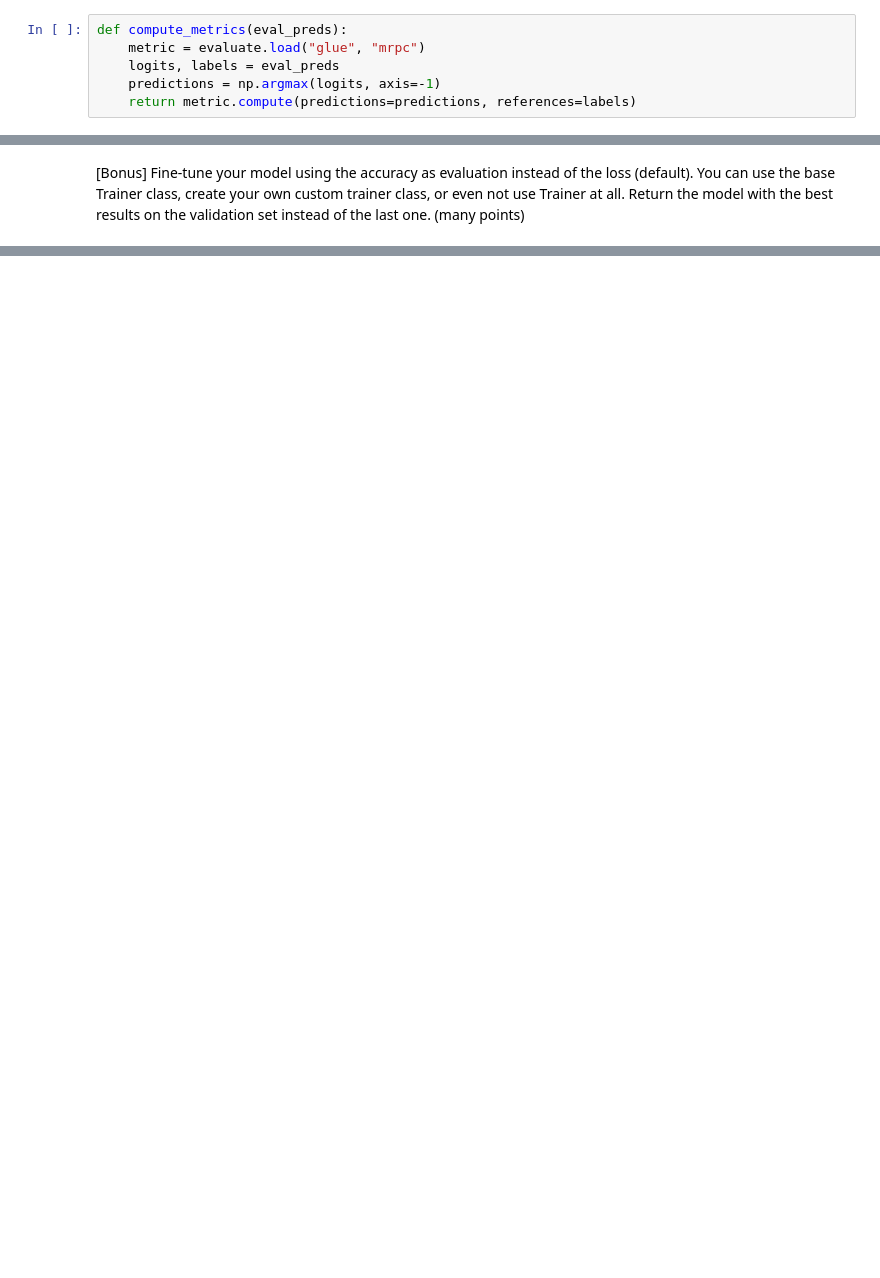
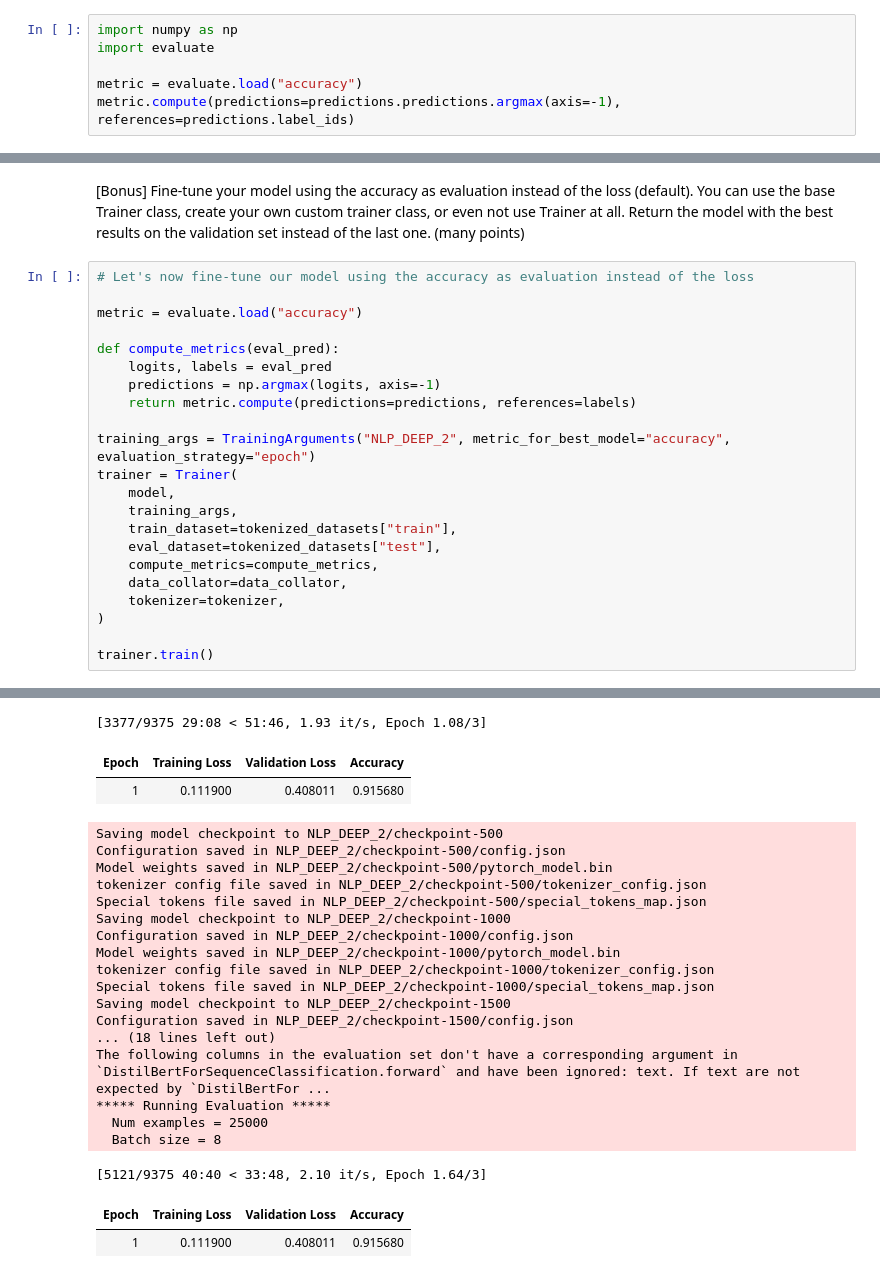
Before and after one commit to SCIA-Premium/Deep-Learning-for-Language, a Jupyter notebook: 2_HuggingFace/Hugging_face.ipynb, the cells around one changed output, grey strips where cells are left out. Saved outputs shown, nothing was run; the diff lists cells and outputs as text; blank space fills up the shorter version.

Commit message:
[Add] 2/ Nice metrics and bonus training

```diff
--- a/2_HuggingFace/Hugging_face.ipynb
+++ b/2_HuggingFace/Hugging_face.ipynb
@@ -261,6 +271,6 @@ Accuracy: 0.928
-# %%
-def compute_metrics(eval_preds):
-    metric = evaluate.load("glue", "mrpc")
-    logits, labels = eval_preds
-    predictions = np.argmax(logits, axis=-1)
-    return metric.compute(predictions=predictions, references=labels)
+# %%
+import numpy as np
+import evaluate
+
+metric = evaluate.load("accuracy")
+metric.compute(predictions=predictions.predictions.argmax(axis=-1), references=predictions.label_ids)
@@ -319,2 +316,25 @@ Third, the fine-tuned Hugging-face model is less flexible. The naive Bayes model
 # %% [markdown]
 [Bonus] Fine-tune your model using the accuracy as evaluation instead of the loss (default). You can use the base Trainer class, create your own custom trainer class, or even not use Trainer at all. Return the model with the best results on the validation set instead of the last one. (many points)
+# %%
+# Let's now fine-tune our model using the accuracy as evaluation instead of the loss
+
+metric = evaluate.load("accuracy")
+
+def compute_metrics(eval_pred):
+    logits, labels = eval_pred
+    predictions = np.argmax(logits, axis=-1)
+    return metric.compute(predictions=predictions, references=labels)
+
+training_args = TrainingArguments("NLP_DEEP_2", metric_for_best_model="accuracy", evaluation_strategy="epoch")
+trainer = Trainer(
+    model,
+    training_args,
+    train_dataset=tokenized_datasets["train"],
+    eval_dataset=tokenized_datasets["test"],
+    compute_metrics=compute_metrics,
+    data_collator=data_collator,
+    tokenizer=tokenizer,
+)
+
+trainer.train()
+# %% [output]
@@ -320,0 +352,23 @@ Third, the fine-tuned Hugging-face model is less flexible. The naive Bayes model
+[3377/9375 29:08 < 51:46, 1.93 it/s, Epoch 1.08/3]
+| Epoch | Training Loss | Validation Loss | Accuracy |
+| 1 | 0.111900 | 0.408011 | 0.915680 |
+Saving model checkpoint to NLP_DEEP_2/checkpoint-500
+Configuration saved in NLP_DEEP_2/checkpoint-500/config.json
+Model weights saved in NLP_DEEP_2/checkpoint-500/pytorch_model.bin
+tokenizer config file saved in NLP_DEEP_2/checkpoint-500/tokenizer_config.json
+Special tokens file saved in NLP_DEEP_2/checkpoint-500/special_tokens_map.json
+Saving model checkpoint to NLP_DEEP_2/checkpoint-1000
+Configuration saved in NLP_DEEP_2/checkpoint-1000/config.json
+Model weights saved in NLP_DEEP_2/checkpoint-1000/pytorch_model.bin
+tokenizer config file saved in NLP_DEEP_2/checkpoint-1000/tokenizer_config.json
+Special tokens file saved in NLP_DEEP_2/checkpoint-1000/special_tokens_map.json
+Saving model checkpoint to NLP_DEEP_2/checkpoint-1500
+Configuration saved in NLP_DEEP_2/checkpoint-1500/config.json
+... (18 lines left out)
+The following columns in the evaluation set don't have a corresponding argument in `DistilBertForSequenceClassification.forward` and have been ignored: text. If text are not expected by `DistilBertFor ...
+***** Running Evaluation *****
+  Num examples = 25000
+  Batch size = 8
+[5121/9375 40:40 < 33:48, 2.10 it/s, Epoch 1.64/3]
+| Epoch | Training Loss | Validation Loss | Accuracy |
+| 1 | 0.111900 | 0.408011 | 0.915680 |
```
Also changed, not shown: parts of 11 cells of this notebook.
